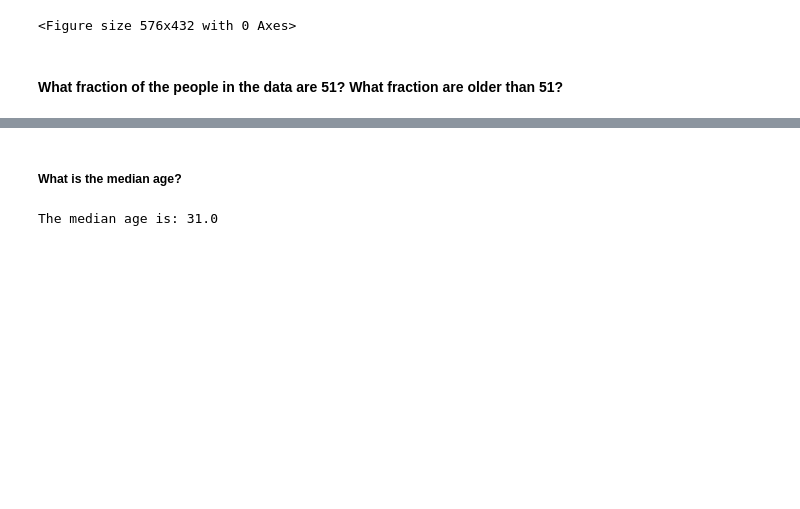
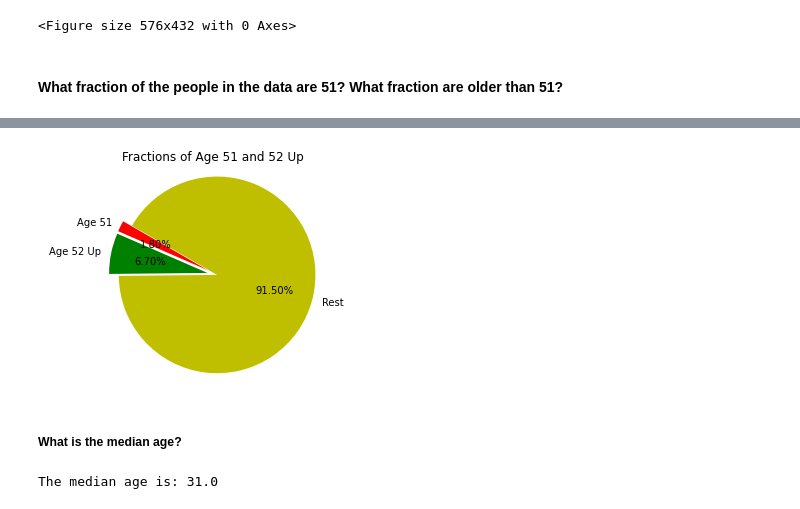
Before and after one commit to rodsunio/BSIP_Assignment_1_Students, a Jupyter notebook: stats_asn_1_stud_temp.ipynb, the cells around one changed output, grey strips where cells are left out. Cells and saved outputs as stored; diff of their text form; code cells hidden in the pictures; blank space fills up the shorter version.

```diff
--- a/stats_asn_1_stud_temp.ipynb
+++ b/stats_asn_1_stud_temp.ipynb
@@ -103,4 +103,19 @@ The fraction of people who are 51 is: 0.02
 The fraction of people who are older that 51 is: 0.07
+# %%
+labels = 'Age 51', 'Age 52 Up', 'Rest'
+sections = [count_age51, count_age52_up, count_all_age]
+colors = ['r', 'g', 'y']
+
+plt.pie(sections, labels=labels, colors=colors,
+        startangle=150,
+        explode = (0.1, 0.1, 0),
+        autopct = '%1.2f%%')
+
+plt.axis('equal') # Try commenting this out.
+plt.title('Fractions of Age 51 and 52 Up')
+plt.show()
+# %% [output]
+[figure, added]
 # %% [markdown]
 ##### What is the median age?
 # %%
```
Also changed, not shown: parts of 2 cells of this notebook.
